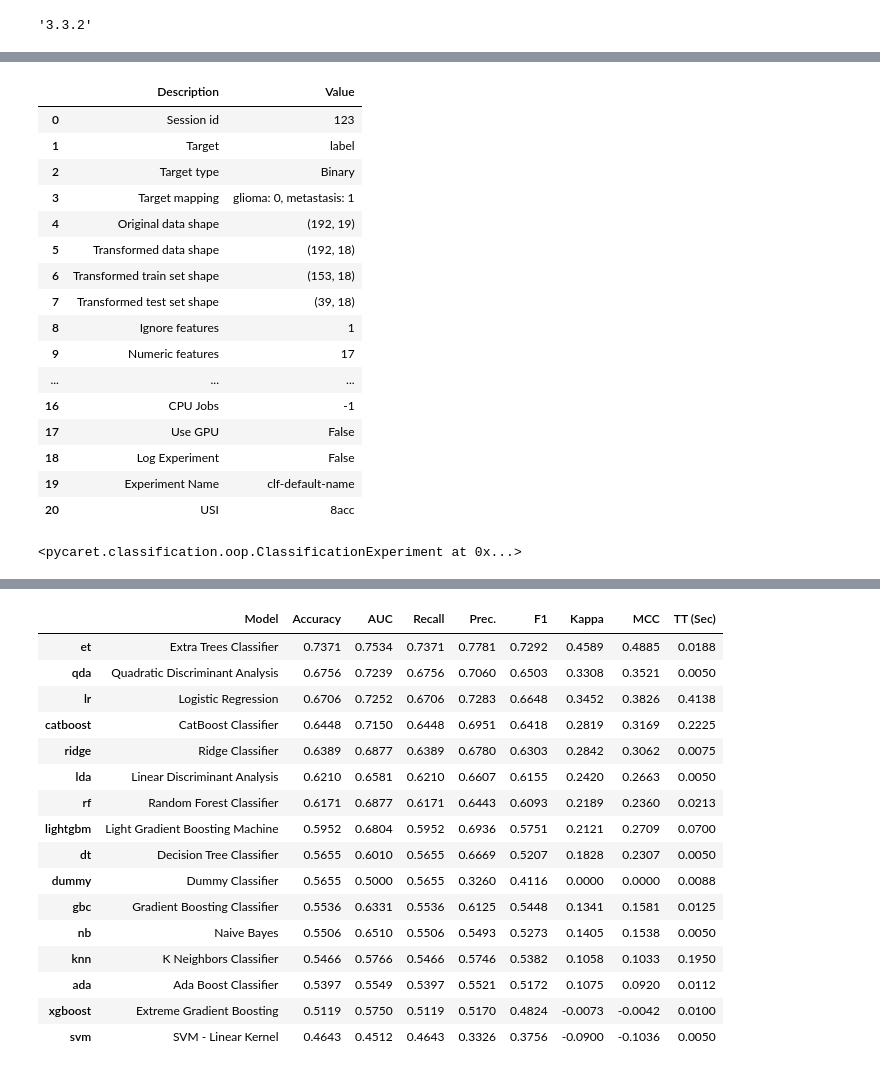
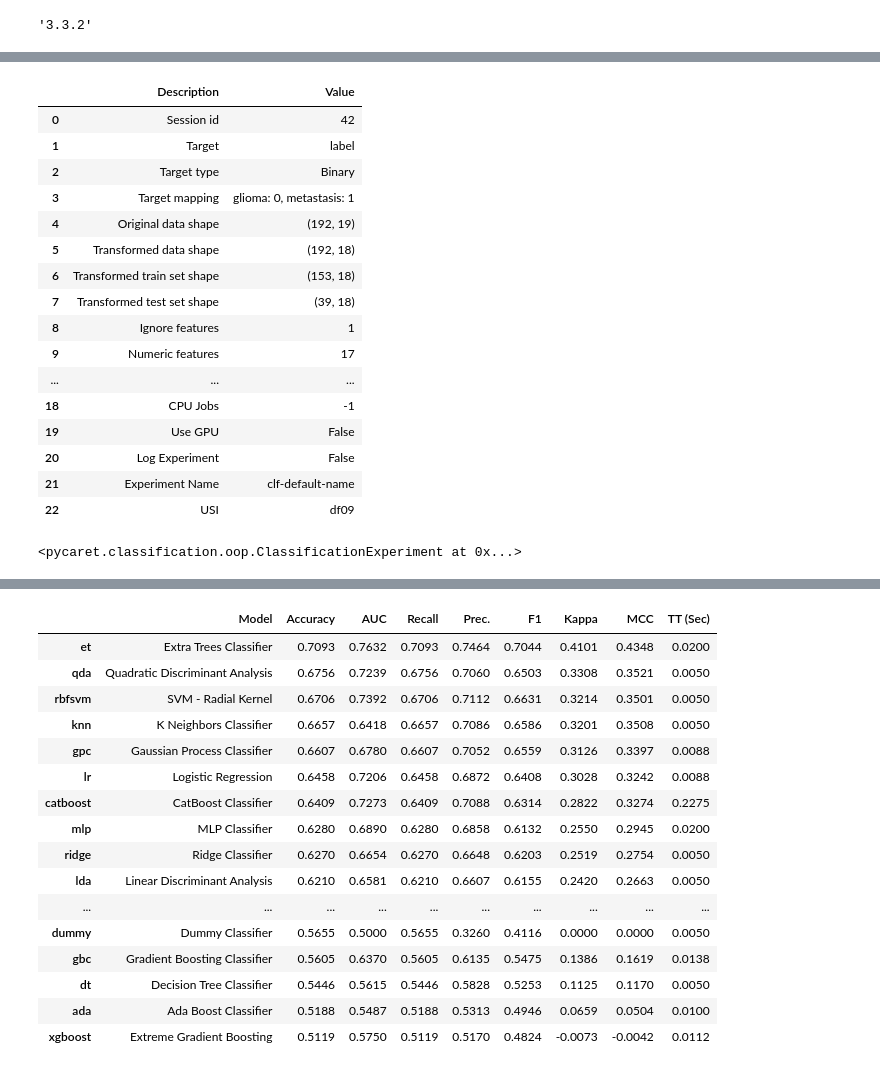
Before and after one commit to pmagbor/ds9000_project, a Jupyter notebook: 04_training_models.ipynb, the cells around one changed output, grey strips where cells are left out. Cells and saved outputs as stored; diff of their text form; code cells hidden in the pictures.

Commit message:
trained 3 different models and generated metrics

```diff
--- a/04_training_models.ipynb
+++ b/04_training_models.ipynb
@@ -59,16 +61,18 @@ exp.setup(
     data=train_data,
     test_data=test_data,
     target="label",
-    session_id=123,
+    session_id=42,
     fold_strategy="groupkfold",     # we are doing a group-aware cross validation
     fold_groups="subject_id",
     ignore_features=["subject_id"], # keep for grouping, not modeling
     fold=8, # number of CV folds
-    index=False
+    index=False,
+    normalize=True,
+    normalize_method='zscore'
 )
 # %% [output]
 |  | Description | Value |
-| 0 | Session id | 123 |
+| 0 | Session id | 42 |
 | 1 | Target | label |
 | 2 | Target type | Binary |
 | 3 | Target mapping | glioma: 0, metastasis: 1 |
@@ -79,32 +83,32 @@ exp.setup(
 | 8 | Ignore features | 1 |
 | 9 | Numeric features | 17 |
 | ... | ... | ... |
-| 16 | CPU Jobs | -1 |
-| 17 | Use GPU | False |
-| 18 | Log Experiment | False |
-| 19 | Experiment Name | clf-default-name |
-| 20 | USI | 8acc |
+| 18 | CPU Jobs | -1 |
+| 19 | Use GPU | False |
+| 20 | Log Experiment | False |
+| 21 | Experiment Name | clf-default-name |
+| 22 | USI | df09 |
 <pycaret.classification.oop.ClassificationExperiment at 0x...>
 # %%
 # comparing these basline models now
-best = compare_models()
+best = compare_models(probability_threshold = 0.5, turbo=False, n_select=-1)
 # %% [output]
 [interactive output not drawn]
 |  | Model | Accuracy | AUC | Recall | Prec. | F1 | Kappa | MCC | TT (Sec) |
-| et | Extra Trees Classifier | 0.7371 | 0.7534 | 0.7371 | 0.7781 | 0.7292 | 0.4589 | 0.4885 | 0.0188 |
+| et | Extra Trees Classifier | 0.7093 | 0.7632 | 0.7093 | 0.7464 | 0.7044 | 0.4101 | 0.4348 | 0.0200 |
 | qda | Quadratic Discriminant Analysis | 0.6756 | 0.7239 | 0.6756 | 0.7060 | 0.6503 | 0.3308 | 0.3521 | 0.0050 |
-| lr | Logistic Regression | 0.6706 | 0.7252 | 0.6706 | 0.7283 | 0.6648 | 0.3452 | 0.3826 | 0.4138 |
-| catboost | CatBoost Classifier | 0.6448 | 0.7150 | 0.6448 | 0.6951 | 0.6418 | 0.2819 | 0.3169 | 0.2225 |
-| ridge | Ridge Classifier | 0.6389 | 0.6877 | 0.6389 | 0.6780 | 0.6303 | 0.2842 | 0.3062 | 0.0075 |
+| rbfsvm | SVM - Radial Kernel | 0.6706 | 0.7392 | 0.6706 | 0.7112 | 0.6631 | 0.3214 | 0.3501 | 0.0050 |
+| knn | K Neighbors Classifier | 0.6657 | 0.6418 | 0.6657 | 0.7086 | 0.6586 | 0.3201 | 0.3508 | 0.0050 |
+| gpc | Gaussian Process Classifier | 0.6607 | 0.6780 | 0.6607 | 0.7052 | 0.6559 | 0.3126 | 0.3397 | 0.0088 |
+| lr | Logistic Regression | 0.6458 | 0.7206 | 0.6458 | 0.6872 | 0.6408 | 0.3028 | 0.3242 | 0.0088 |
+| catboost | CatBoost Classifier | 0.6409 | 0.7273 | 0.6409 | 0.7088 | 0.6314 | 0.2822 | 0.3274 | 0.2275 |
+| mlp | MLP Classifier | 0.6280 | 0.6890 | 0.6280 | 0.6858 | 0.6132 | 0.2550 | 0.2945 | 0.0200 |
+| ridge | Ridge Classifier | 0.6270 | 0.6654 | 0.6270 | 0.6648 | 0.6203 | 0.2519 | 0.2754 | 0.0050 |
 | lda | Linear Discriminant Analysis | 0.6210 | 0.6581 | 0.6210 | 0.6607 | 0.6155 | 0.2420 | 0.2663 | 0.0050 |
-| rf | Random Forest Classifier | 0.6171 | 0.6877 | 0.6171 | 0.6443 | 0.6093 | 0.2189 | 0.2360 | 0.0213 |
-| lightgbm | Light Gradient Boosting Machine | 0.5952 | 0.6804 | 0.5952 | 0.6936 | 0.5751 | 0.2121 | 0.2709 | 0.0700 |
-| dt | Decision Tree Classifier | 0.5655 | 0.6010 | 0.5655 | 0.6669 | 0.5207 | 0.1828 | 0.2307 | 0.0050 |
-| dummy | Dummy Classifier | 0.5655 | 0.5000 | 0.5655 | 0.3260 | 0.4116 | 0.0000 | 0.0000 | 0.0088 |
-| gbc | Gradient Boosting Classifier | 0.5536 | 0.6331 | 0.5536 | 0.6125 | 0.5448 | 0.1341 | 0.1581 | 0.0125 |
-| nb | Naive Bayes | 0.5506 | 0.6510 | 0.5506 | 0.5493 | 0.5273 | 0.1405 | 0.1538 | 0.0050 |
-| knn | K Neighbors Classifier | 0.5466 | 0.5766 | 0.5466 | 0.5746 | 0.5382 | 0.1058 | 0.1033 | 0.1950 |
-| ada | Ada Boost Classifier | 0.5397 | 0.5549 | 0.5397 | 0.5521 | 0.5172 | 0.1075 | 0.0920 | 0.0112 |
-| xgboost | Extreme Gradient Boosting | 0.5119 | 0.5750 | 0.5119 | 0.5170 | 0.4824 | -0.0073 | -0.0042 | 0.0100 |
-| svm | SVM - Linear Kernel | 0.4643 | 0.4512 | 0.4643 | 0.3326 | 0.3756 | -0.0900 | -0.1036 | 0.0050 |
+| ... | ... | ... | ... | ... | ... | ... | ... | ... | ... |
+| dummy | Dummy Classifier | 0.5655 | 0.5000 | 0.5655 | 0.3260 | 0.4116 | 0.0000 | 0.0000 | 0.0050 |
+| gbc | Gradient Boosting Classifier | 0.5605 | 0.6370 | 0.5605 | 0.6135 | 0.5475 | 0.1386 | 0.1619 | 0.0138 |
+| dt | Decision Tree Classifier | 0.5446 | 0.5615 | 0.5446 | 0.5828 | 0.5253 | 0.1125 | 0.1170 | 0.0050 |
+| ada | Ada Boost Classifier | 0.5188 | 0.5487 | 0.5188 | 0.5313 | 0.4946 | 0.0659 | 0.0504 | 0.0100 |
+| xgboost | Extreme Gradient Boosting | 0.5119 | 0.5750 | 0.5119 | 0.5170 | 0.4824 | -0.0073 | -0.0042 | 0.0112 |
 [interactive output not drawn]
```
Also changed, not shown: parts of 11 cells of this notebook.
